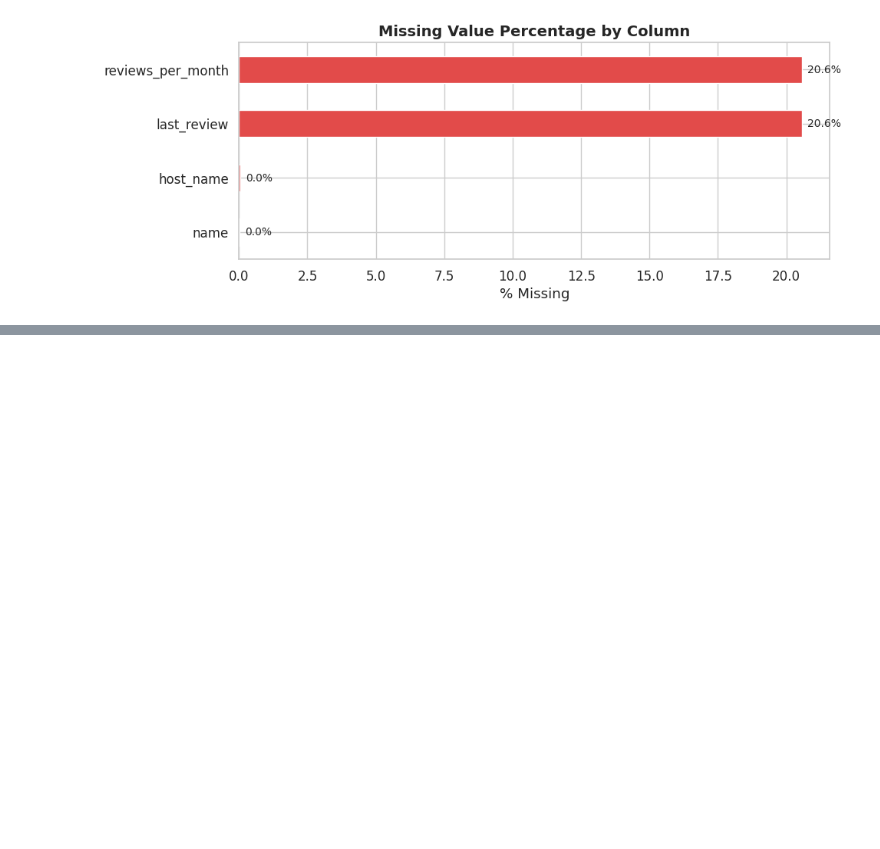
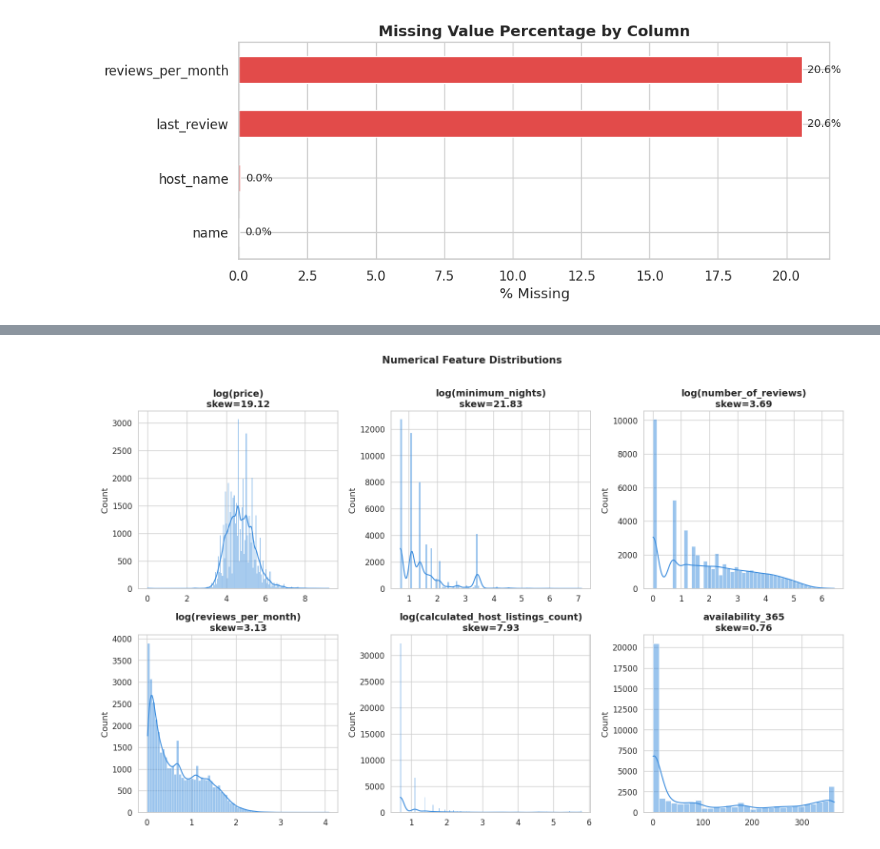
Before and after one commit to aya-alharazin/Airbnb-NYC-2019-Exploratory-Data-Analysis, a Jupyter notebook: airbnb-nyc-2019-exploratory-data-analysis.ipynb, the cells around one changed output, grey strips where cells are left out. Saved outputs shown, nothing was run; the diff lists cells and outputs as text; code cells hidden in the pictures; blank space fills up the shorter version.

```diff
--- a/airbnb-nyc-2019-exploratory-data-analysis.ipynb
+++ b/airbnb-nyc-2019-exploratory-data-analysis.ipynb
@@ -103,0 +153,21 @@ plt.show()
+# %%
+# ── 2.2 Key Numerical Distributions ─────────────────────
+num_cols = ['price', 'minimum_nights', 'number_of_reviews',
+            'reviews_per_month', 'calculated_host_listings_count',
+            'availability_365']
+
+fig, axes = plt.subplots(2, 3, figsize=(16, 10))
+axes = axes.flatten()
+
+for i, col in enumerate(num_cols):
+    data = np.log1p(df[col].dropna()) if df[col].skew() > 1 else df[col].dropna()
+    label = f'log({col})' if df[col].skew() > 1 else col
+    sns.histplot(data, ax=axes[i], kde=True, color='#378ADD')
+    axes[i].set_title(f'{label}\nskew={df[col].skew():.2f}')
+    axes[i].set_xlabel('')
+
+plt.suptitle('Numerical Feature Distributions', fontsize=15, fontweight='bold', y=1.01)
+plt.tight_layout()
+plt.show()
+# %% [output]
+[figure, added]
```
Also changed, not shown: parts of 31 cells of this notebook.
